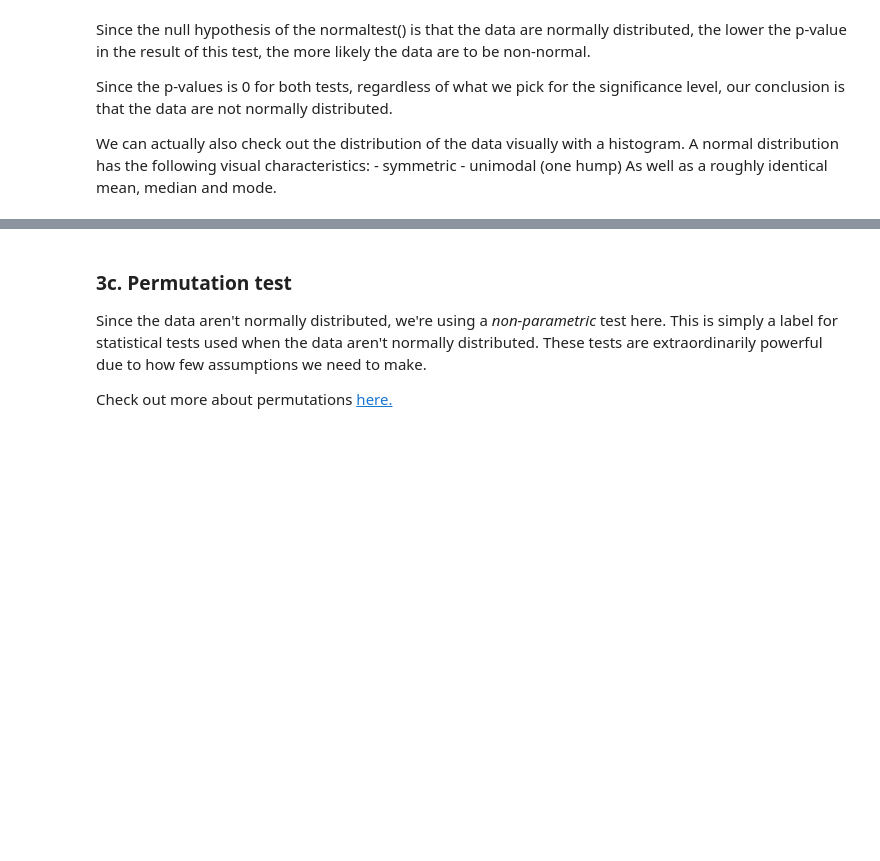
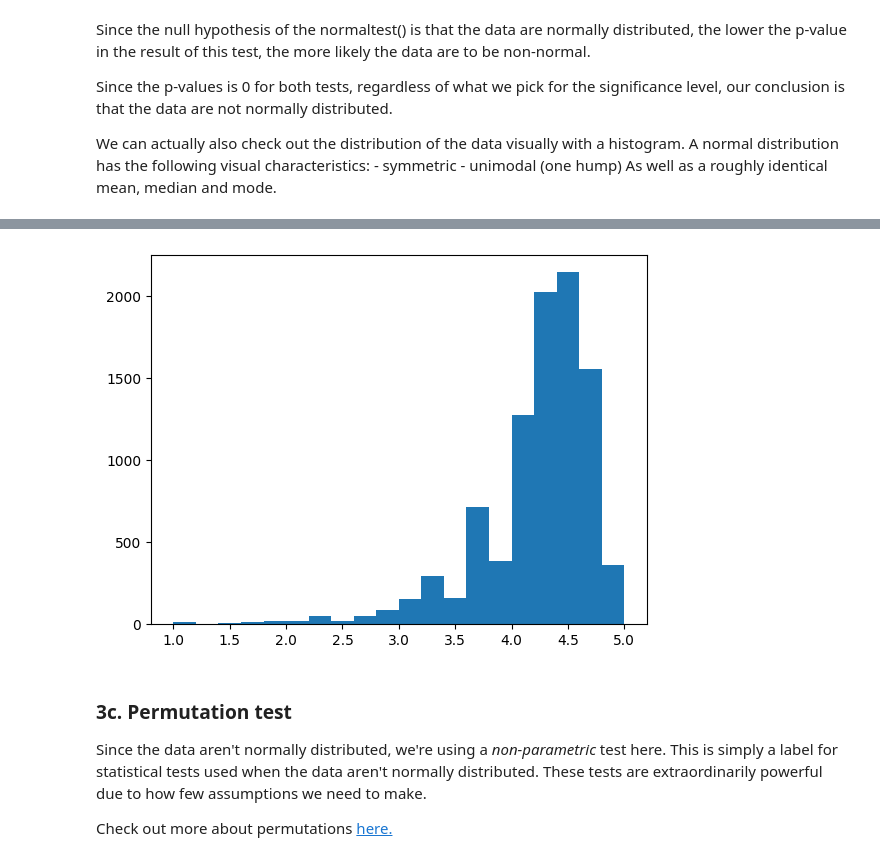
Before and after one commit to Gardenialover/dsc, a Jupyter notebook: unit 22.3 integrating apps/Springboard Apps project - Tier 3 - Complete.ipynb, the cells around one changed output, grey strips where cells are left out. Cells and saved outputs as stored; diff of their text form; code cells hidden in the pictures; blank space fills up the shorter version.

```diff
--- a/unit 22.3 integrating apps/Springboard Apps project - Tier 3 - Complete.ipynb
+++ b/unit 22.3 integrating apps/Springboard Apps project - Tier 3 - Complete.ipynb
@@ -437,7 +437,7 @@ There are many different statistical tests, all with different assumptions. You'
 # Call the subsets 'apple' and 'google'
 #apple =df["Rating"].groupby(df["platform"] == "apple")
 apple = df[df['platform']=='apple']['Rating']
-google = df["Rating"].groupby(df["platform"] == "google")
+google = df[df['platform']=='google']['Rating']
 # %%
 # Using the stats.normaltest() method, get an indication of whether the apple data are normally distributed
 # Save the result in a variable called apple_normal, and print it out
@@ -466,6 +468,8 @@ _ _ _
 # %%
 # Create a histogram of the google data
-_ _ _
+_ = plt.hist (google, bins = 20)
+# %% [output]
+[figure, added]
 # %% [markdown]
 ### 3c. Permutation test
 Since the data aren't normally distributed, we're using a *non-parametric* test here. This is simply a label for statistical tests used when the data aren't normally distributed. These tests are extraordinarily powerful due to how few assumptions we need to make.
```
Also changed, not shown: parts of 9 cells of this notebook, 5 other files.
